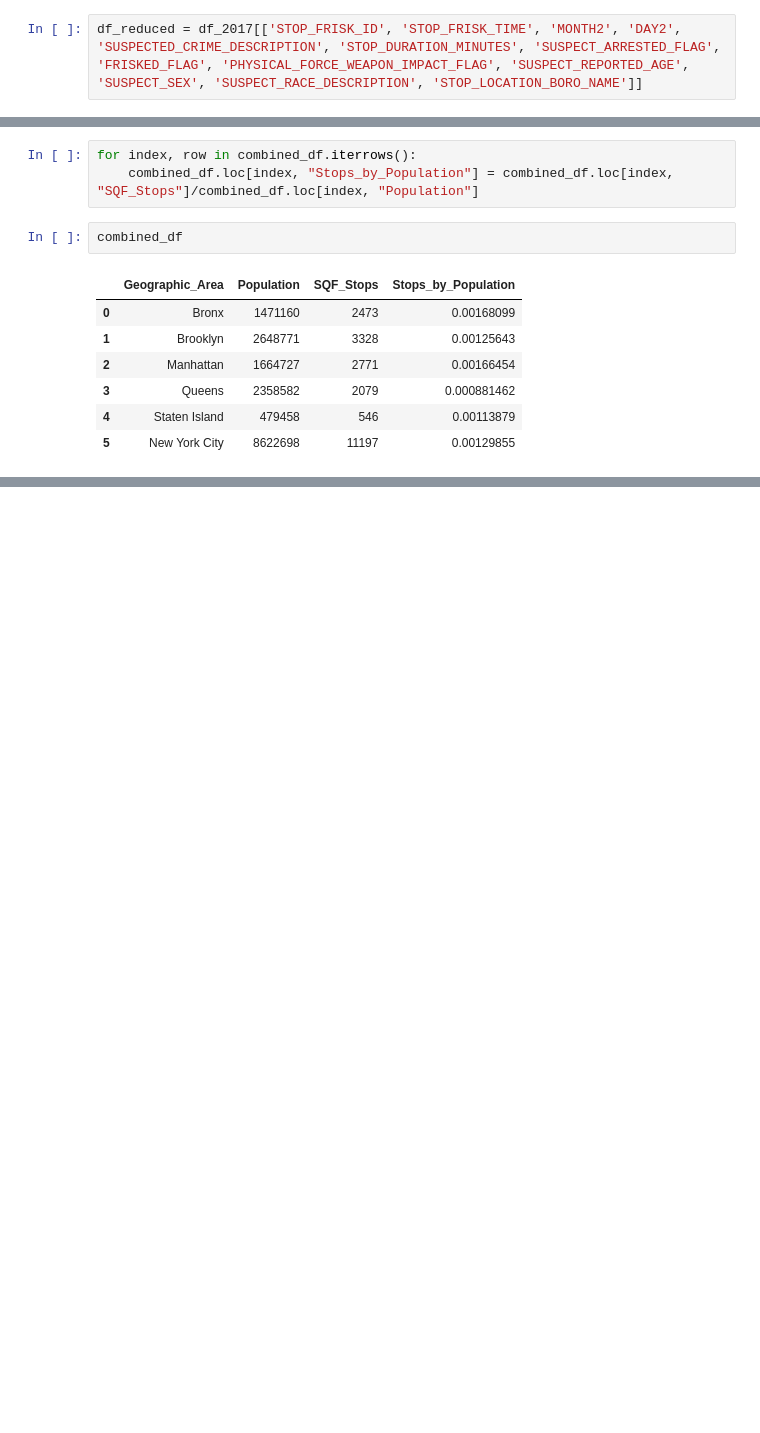
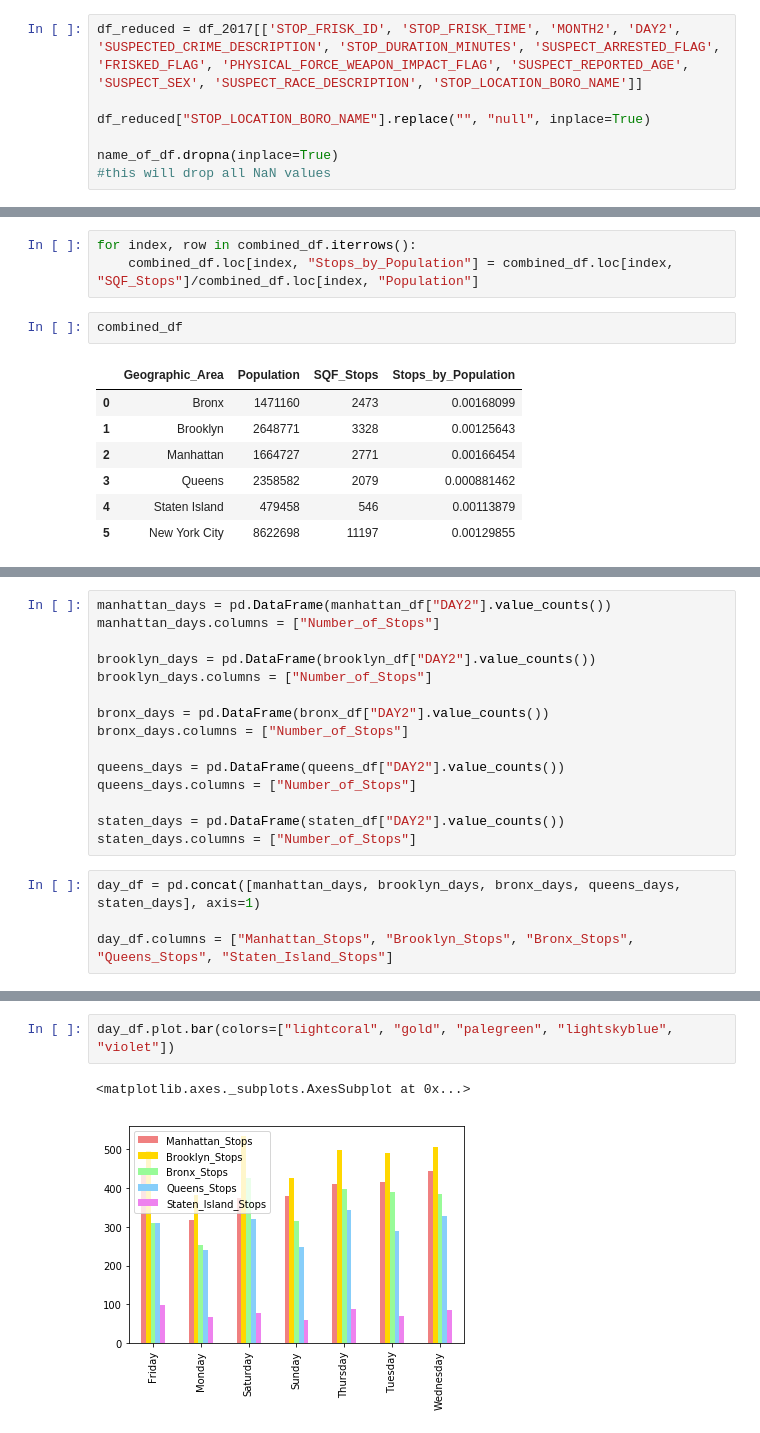
Before and after one commit to rachaelcamick/groupproject_sqf, a Jupyter notebook: rachael_cleaner_dataframe.ipynb, the cells around one changed output, grey strips where cells are left out. Cells and saved outputs as stored; diff of their text form; blank space fills up the shorter version.

Commit message:
bar chart

```diff
--- a/rachael_cleaner_dataframe.ipynb
+++ b/rachael_cleaner_dataframe.ipynb
@@ -40,6 +40,11 @@ Index(['STOP_FRISK_ID', 'STOP_FRISK_DATE', 'STOP_FRISK_TIME', 'YEAR2',
       dtype='object')
 # %%
 df_reduced = df_2017[['STOP_FRISK_ID', 'STOP_FRISK_TIME', 'MONTH2', 'DAY2', 'SUSPECTED_CRIME_DESCRIPTION', 'STOP_DURATION_MINUTES', 'SUSPECT_ARRESTED_FLAG', 'FRISKED_FLAG', 'PHYSICAL_FORCE_WEAPON_IMPACT_FLAG', 'SUSPECT_REPORTED_AGE', 'SUSPECT_SEX', 'SUSPECT_RACE_DESCRIPTION', 'STOP_LOCATION_BORO_NAME']]
+
+df_reduced["STOP_LOCATION_BORO_NAME"].replace("", "null", inplace=True)
+
+name_of_df.dropna(inplace=True)
+#this will drop all NaN values
 # %%
 df_reduced.head()
 # %% [output]
@@ -175,0 +197,19 @@ combined_df
+# %%
+manhattan_days = pd.DataFrame(manhattan_df["DAY2"].value_counts())
+manhattan_days.columns = ["Number_of_Stops"]
+
+brooklyn_days = pd.DataFrame(brooklyn_df["DAY2"].value_counts())
+brooklyn_days.columns = ["Number_of_Stops"]
+
+bronx_days = pd.DataFrame(bronx_df["DAY2"].value_counts())
+bronx_days.columns = ["Number_of_Stops"]
+
+queens_days = pd.DataFrame(queens_df["DAY2"].value_counts())
+queens_days.columns = ["Number_of_Stops"]
+
+staten_days = pd.DataFrame(staten_df["DAY2"].value_counts())
+staten_days.columns = ["Number_of_Stops"]
+# %%
+day_df = pd.concat([manhattan_days, brooklyn_days, bronx_days, queens_days, staten_days], axis=1)
+
+day_df.columns = ["Manhattan_Stops", "Brooklyn_Stops", "Bronx_Stops", "Queens_Stops", "Staten_Island_Stops"]
@@ -175,0 +235,5 @@ combined_df
+# %%
+day_df.plot.bar(colors=["lightcoral", "gold", "palegreen", "lightskyblue", "violet"])
+# %% [output]
+<matplotlib.axes._subplots.AxesSubplot at 0x...>
+[figure, added]
```
Also changed, not shown: parts of 3 cells of this notebook.
